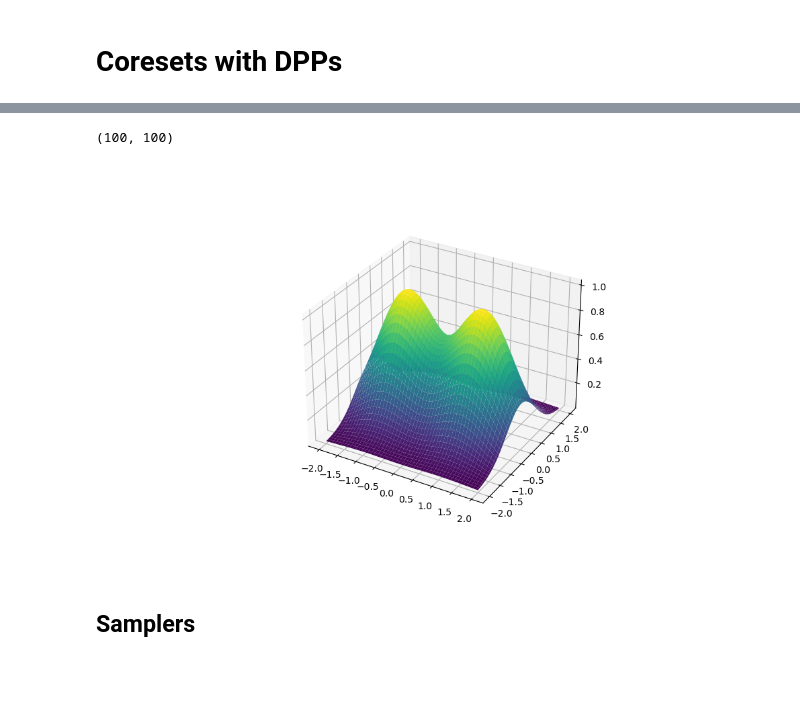
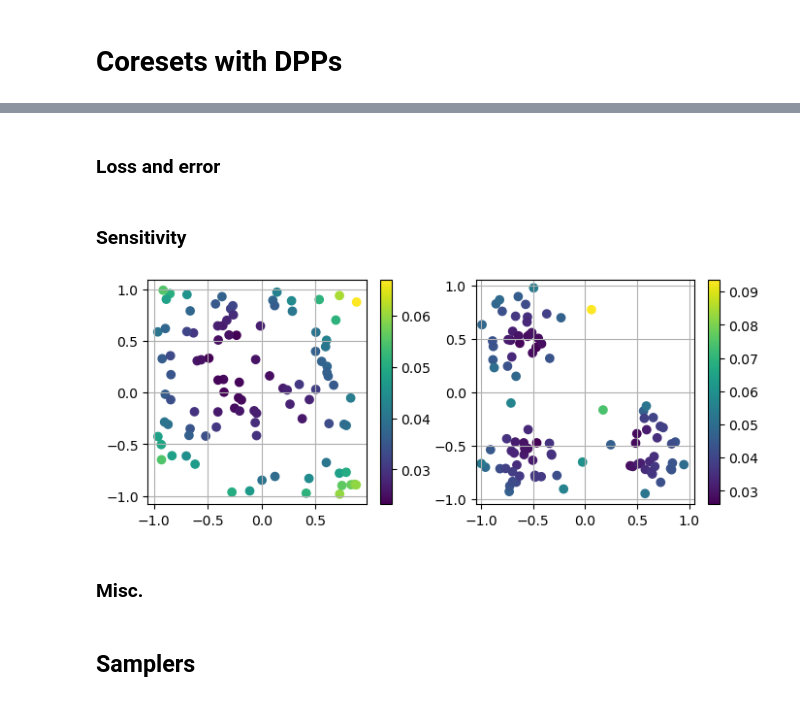
Before and after one commit to hsimonfroy/DPPcoresets, a Jupyter notebook: notebook/test.ipynb, the cells around one changed output, grey strips where cells are left out. Saved outputs shown, nothing was run; the diff lists cells and outputs as text; code cells hidden in the pictures; blank space fills up the shorter version.

```diff
--- a/notebook/test.ipynb
+++ b/notebook/test.ipynb
@@ -45,20 +92,52 @@ plt.grid();
-# %%
-plt.figure(figsize=(10,6))
-ax = plt.axes(projection='3d')
-
-nb_discr = 100
-x, y = np.linspace(-2, 2, nb_discr), np.linspace(-2, 2, nb_discr)
-xx, yy = np.meshgrid(x, y)
-xy = np.array([xx, yy]).transpose(1,2,0)
-
-mu_1 = [-1,0]
-mu_2 = [1,0]
-C = 0.5
-zz = np.exp( -np.sum((xy - mu_1)**2, axis=-1)/(2*C)) + np.exp( -np.sum((xy - mu_2)**2, axis=-1)/(2*C))
-print(zz.shape)
-
-surf = ax.plot_surface(xx, yy, zz, cmap="viridis")
-plt.show()
-# %% [output]
-(100, 100)
-[figure, removed]
+# %% [markdown]
+### Loss and error
+# %%
+from scipy.cluster.vq import vq
+
+def risk(X, queries):
+    code, dist = vq(X.reshape(-1, X.shape[-1]), queries)
+    dist = dist.reshape(X.shape[:-1])
+    return dist ** 2
+
+def loss(X, query=np.zeros((1,X.shape[-1])), samples=None, weights=None):
+    if samples is None:
+        return risk(X, query).mean(-1)
+    elif weights is None:
+        return (risk(X[samples], query)).mean(-1)
+    else:
+        return (risk(X[samples], query) * weights).sum(-1)
+
+def relative_error(y_hat, y):
+    return np.abs(1 - y_hat / y)
+# %% [markdown]
+### Sensitivity
+# %%
+from itertools import combinations
+
+def get_true_sensit(X, k):
+    max_sensit_query = np.zeros(len(X))
+    for combin in combinations(X, k):
+        queries = combin
+        risk_query = risk(X, queries)
+        sensit_query = risk_query / risk_query.sum()
+        max_sensit_query = np.maximum(max_sensit_query, sensit_query)
+    return max_sensit_query
+
+d, n, k = 2, 100, 3
+plt.figure(figsize=(8,3))
+plt.subplot(1,2,1)
+X = get_hypercube_data(n, d)
+sensit = get_true_sensit(X, 3)
+plt.scatter(X[:,0], X[:,1], c=sensit)
+plt.colorbar(), plt.grid()
+plt.subplot(1,2,2)
+X = get_cluster_data(n, d, k)
+sensit = get_true_sensit(X, k)
+plt.scatter(X[:,0], X[:,1], c=sensit)
+xylim = 1.05
+plt.xlim(-xylim,xylim), plt.ylim(-xylim,xylim)
+plt.colorbar(), plt.grid(), plt.show();
+# %% [output]
+[figure, added]
+# %% [markdown]
+### Misc.
```
Also changed, not shown: parts of 34 cells of this notebook, 2 other files.
